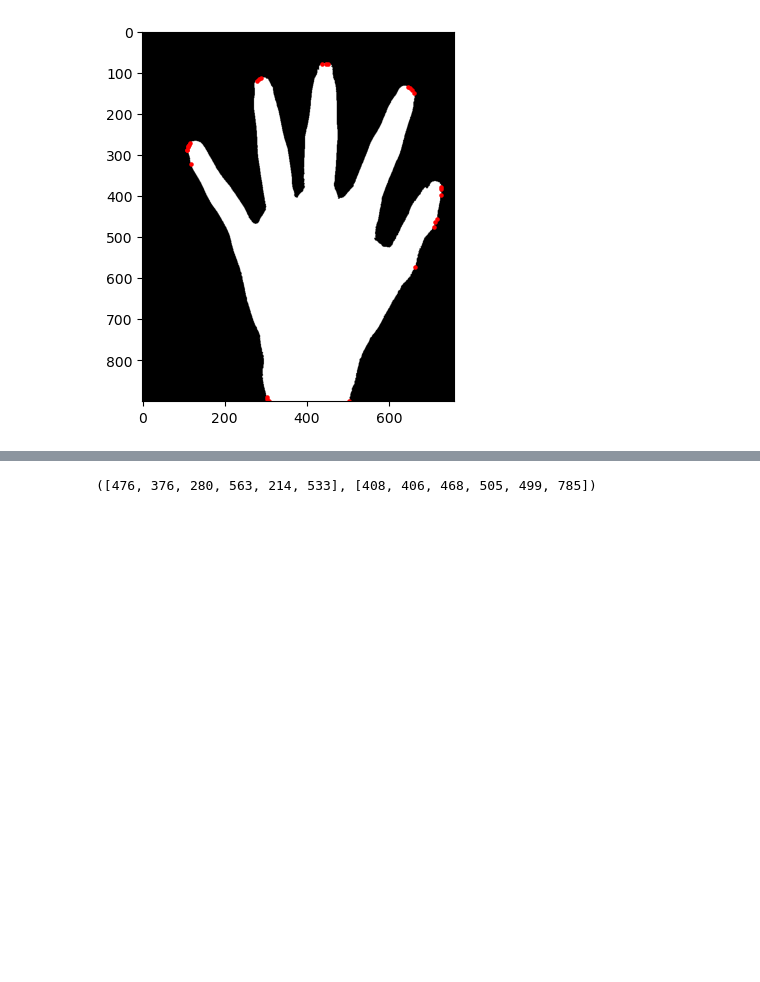
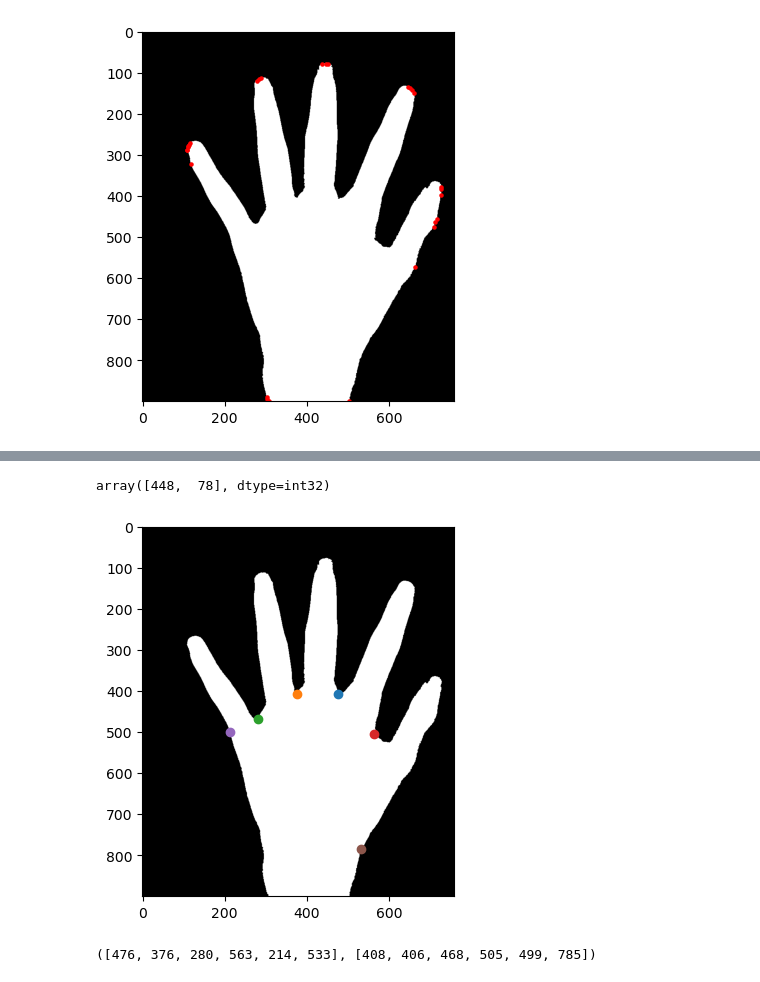
Before and after one commit to Junoflows/BoneAge_Project, a Jupyter notebook: roi추출.ipynb, the cells around one changed output, grey strips where cells are left out. Cells and saved outputs as stored; diff of their text form; code cells hidden in the pictures; blank space fills up the shorter version.

```diff
--- a/roi추출.ipynb
+++ b/roi추출.ipynb
@@ -192,39 +242,36 @@ for index in range(defects.shape[0]):
+# %%
+far_pt[0]
+# %% [output]
+array([448,  78], dtype=int32)
 # %%
-# start, far로 분리
-start_pt = np.array(dots[1])
-far_pt = np.array(dots[2])
-
-far_xrange = []
-far_yrange = []
-far_miny = 1000
-far_maxy = 0
-start_miny = 1000
-
 # 가장 오목하게 들어가 있는 부분을 찾기 위해 sorting(내림차순)
 di = np.array(di)
 s_di = np.sort(di)[::-1]
-# s_di
 
 # 내림차순된 거리들을 6개만 뽑아내기 위해 slice
 for i in list(s_di[:6]):
     index = np.where(di == i)[0]
 
     # 6개의 좌표들 중에서 가장 최저의 y 값을 찾는다.
     far_miny = min(far_miny, far_pt[index[0]][1])
 
     # 6개의 좌표들 중에서 가장 최고의 y 값을 찾는다.
     far_maxy = max(far_maxy, far_pt[index[0]][1])
 
     # 가장 오목한 지점 6개의 좌표를 출력
-    cv2.circle(img, np.array(far_pt[index[0]]), 2, [255, 255, 255], 5)
+    # temp = cv2.circle(img, np.array(far_pt[index[0]]), 2, [255, 255, 255], -1)
+    plt.imshow(mask, 'gray')
+    plt.scatter(far_pt[index[0]][0], far_pt[index[0]][1])
 
     # 좌표들이 x, y로 나눠져 있어서 쉽게 비교하기 위해 x, y끼리 나누자.
     far_xrange.append(far_pt[index[0]][0])
     far_yrange.append(far_pt[index[0]][1])
 
 # far_xrange 를 오름차순으로 정렬
 sorted_far_xrange = np.sort(far_xrange)
 sorted_far_yrange = np.sort(far_yrange)
+# %% [output]
+[figure, added]
 # %%
 far_xrange, far_yrange
 # %% [output]
```
Also changed, not shown: parts of 13 cells of this notebook.
